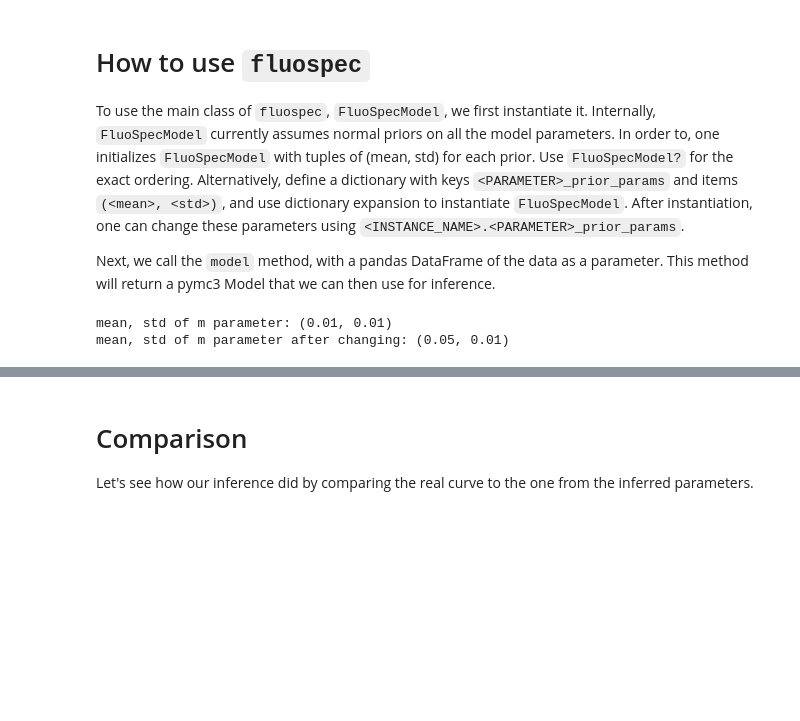
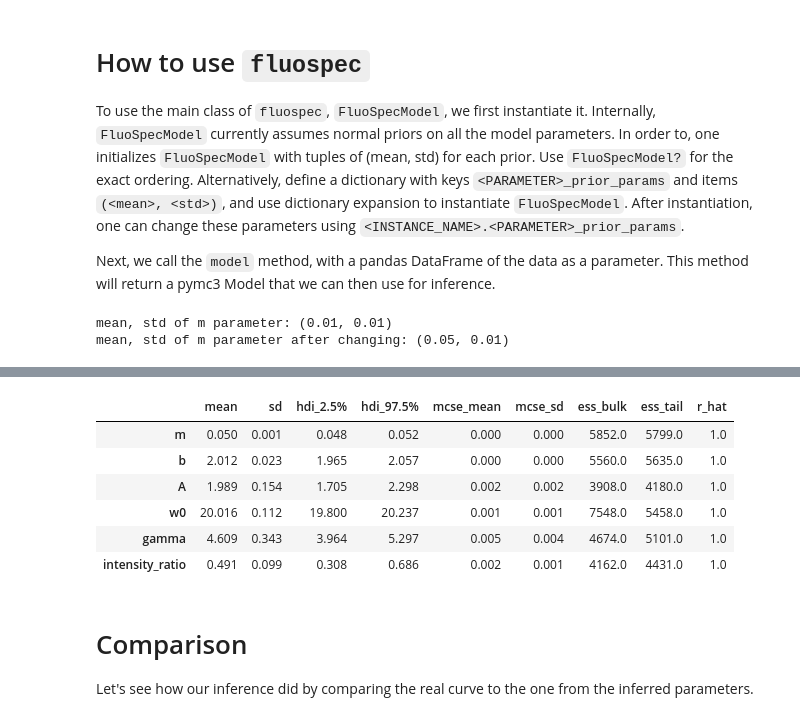
Before and after one commit to phys201/FluorescenceSpectroscopy, a Jupyter notebook: documentation.ipynb, the cells around one changed output, grey strips where cells are left out. Saved outputs shown, nothing was run; the diff lists cells and outputs as text; code cells hidden in the pictures; blank space fills up the shorter version.

```diff
--- a/documentation.ipynb
+++ b/documentation.ipynb
@@ -173,5 +173,14 @@ plt.tight_layout()
 # %%
-summary = az.summary(trace, hdi_prob=.95)
+summary = az.summary(trace, hdi_prob=.95)[0:6]
+summary
+# %% [output]
+|  | mean | sd | hdi_2.5% | hdi_97.5% | mcse_mean | mcse_sd | ess_bulk | ess_tail | r_hat |
+| m | 0.050 | 0.001 | 0.048 | 0.052 | 0.000 | 0.000 | 5852.0 | 5799.0 | 1.0 |
+| b | 2.012 | 0.023 | 1.965 | 2.057 | 0.000 | 0.000 | 5560.0 | 5635.0 | 1.0 |
+| A | 1.989 | 0.154 | 1.705 | 2.298 | 0.002 | 0.002 | 3908.0 | 4180.0 | 1.0 |
+| w0 | 20.016 | 0.112 | 19.800 | 20.237 | 0.001 | 0.001 | 7548.0 | 5458.0 | 1.0 |
+| gamma | 4.609 | 0.343 | 3.964 | 5.297 | 0.005 | 0.004 | 4674.0 | 5101.0 | 1.0 |
+| intensity_ratio | 0.491 | 0.099 | 0.308 | 0.686 | 0.002 | 0.001 | 4162.0 | 4431.0 | 1.0 |
 # %% [markdown]
 # Comparison
 Let's see how our inference did by comparing the real curve to the one from the inferred parameters.
```
Also changed, not shown: parts of 6 cells of this notebook.
